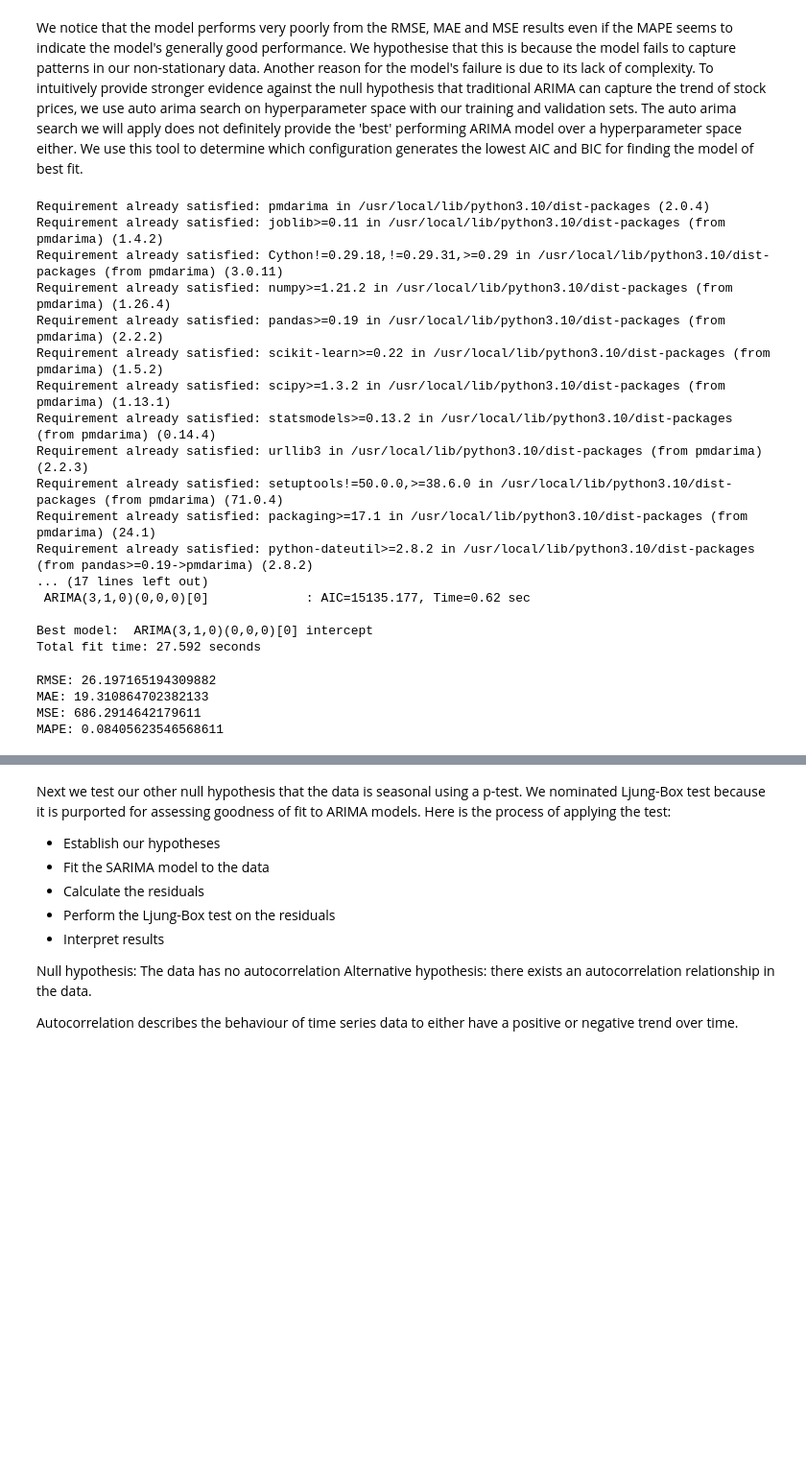
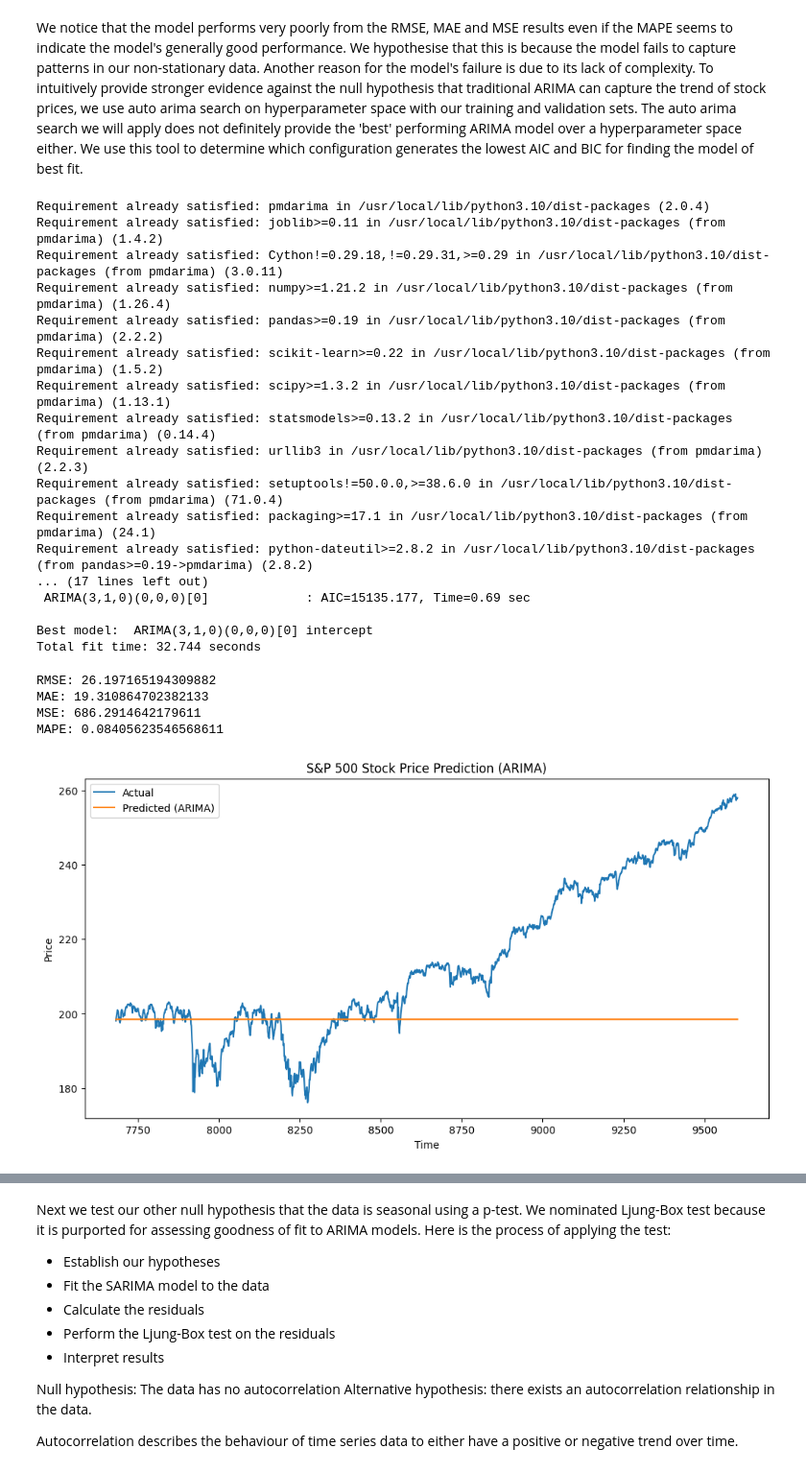
Before and after one commit to AdamChoong0095/NUS-Stock-Data, a Jupyter notebook: Stock_price_prediction.ipynb, the cells around one changed output, grey strips where cells are left out. Shown at 96% size. Drawn from its saved outputs; the diff is of its cells as text; code cells hidden in the pictures; blank space fills up the shorter version.

```diff
--- a/Stock_price_prediction.ipynb
+++ b/Stock_price_prediction.ipynb
@@ -205,7 +205,7 @@ We notice that the model performs very poorly from the RMSE, MAE and MSE results
 from pmdarima.arima import auto_arima #download using pip
 
 best_arima=auto_arima(y=sp500_train['Price'],
-           start_p=1, start_q=1, max_p=5,max_q=5,
+           start_p=1, start_q=1, max_p=6,max_q=6,
            seasonal=False,
            trace=True #so that you can see what is happening.
 )
@@ -223,26 +223,35 @@ Requirement already satisfied: setuptools!=50.0.0,>=38.6.0 in /usr/local/lib/pyt
 Requirement already satisfied: packaging>=17.1 in /usr/local/lib/python3.10/dist-packages (from pmdarima) (24.1)
 Requirement already satisfied: python-dateutil>=2.8.2 in /usr/local/lib/python3.10/dist-packages (from pandas>=0.19->pmdarima) (2.8.2)
 ... (17 lines left out)
- ARIMA(3,1,0)(0,0,0)[0]             : AIC=15135.177, Time=0.62 sec
+ ARIMA(3,1,0)(0,0,0)[0]             : AIC=15135.177, Time=0.69 sec
 
 Best model:  ARIMA(3,1,0)(0,0,0)[0] intercept
-Total fit time: 27.592 seconds
+Total fit time: 32.744 seconds
 # %%
 model = ARIMA(sp500_train['Price'], order=(3, 1, 0)) # (p, d, q)
 model_fit = model.fit()
 predictions = model_fit.predict(start=len(sp500_train), end=len(sp500) - 1)
 rmse = mean_squared_error(sp500_test['Price'], predictions, squared=False)
 mae = mean_absolute_error(sp500_test['Price'], predictions)
 mse = mean_squared_error(sp500_test['Price'], predictions)
 mape=mean_absolute_percentage_error(sp500_test['Price'], predictions)
 
 # Print the evaluation metrics
 print(f'RMSE: {rmse}')
 print(f'MAE: {mae}')
 print(f'MSE: {mse}')
 print(f'MAPE: {mape}')
+plt.figure(figsize=(12, 6))
+plt.plot(sp500_test['Price'], label='Actual')
+plt.plot(predictions, label='Predicted (ARIMA)')
+plt.title('S&P 500 Stock Price Prediction (ARIMA)')
+plt.xlabel('Time')
+plt.ylabel('Price')
+plt.legend()
+plt.show()
 # %% [output]
 RMSE: 26.197165194309882
 MAE: 19.310864702382133
 MSE: 686.2914642179611
 MAPE: 0.08405623546568611
+[figure, added]
```
Also changed, not shown: parts of 3 cells of this notebook.
